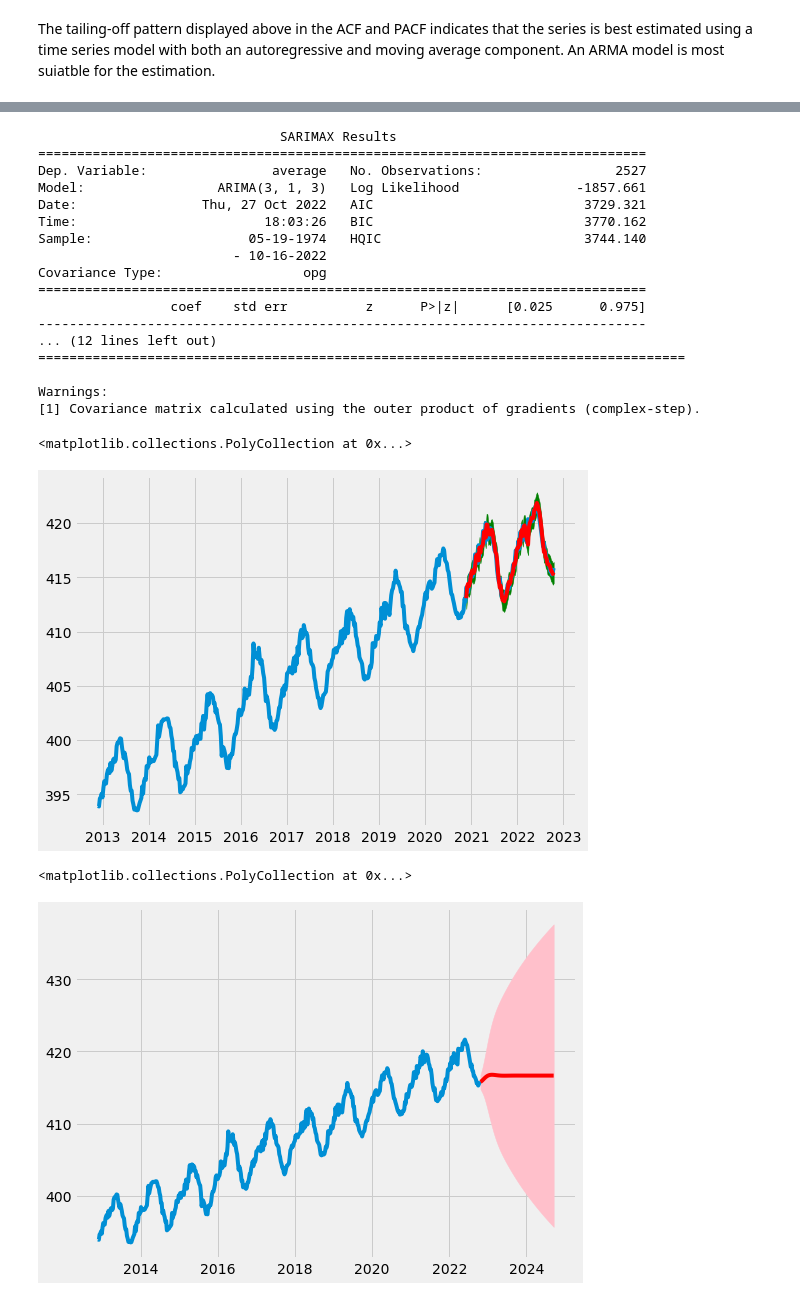
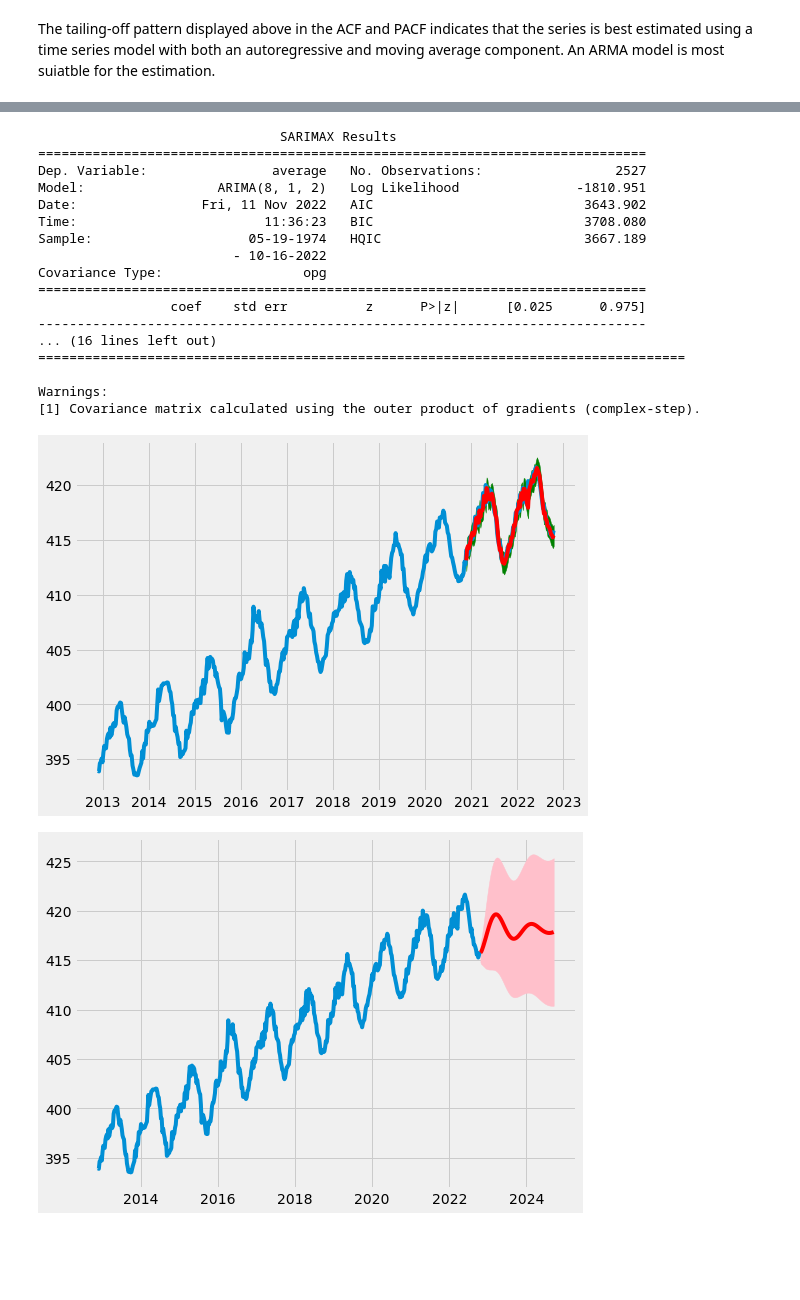
Before and after one commit to uzoma-iloanugo/CO2-Emission---Time-Series-Analysis, a Jupyter notebook: co2_emission.ipynb, the cells around one changed output, grey strips where cells are left out. Saved outputs shown, nothing was run; the diff lists cells and outputs as text; code cells hidden in the pictures; blank space fills up the shorter version.

Commit message:
Updated AIC and BIC decision method
I updated the code to loop over the AIC and BIC values and detect the lowest values. I made a plot and found that ARMA(8, 2) is most appropriate for the data.

```diff
--- a/co2_emission.ipynb
+++ b/co2_emission.ipynb
@@ -338,21 +330,23 @@ Warnings:
 # %%
-model = ARIMA(co2_levels, order = (3, 1, 3))
-res33 = model.fit()
-print(res33.summary())
+# The prefered model on stationary data ARMA(8, 2) or ARIMA(8, 1, 2) on the raw dataset.
+
+model = ARIMA(co2_levels, order = (8, 1, 2))
+res82 = model.fit()
+print(res82.summary())
 # %% [output]
                                SARIMAX Results
 ==============================================================================
 Dep. Variable:                average   No. Observations:                 2527
-Model:                 ARIMA(3, 1, 3)   Log Likelihood               -1857.661
-Date:                Thu, 27 Oct 2022   AIC                           3729.321
-Time:                        18:03:26   BIC                           3770.162
-Sample:                    05-19-1974   HQIC                          3744.140
+Model:                 ARIMA(8, 1, 2)   Log Likelihood               -1810.951
+Date:                Fri, 11 Nov 2022   AIC                           3643.902
+Time:                        11:36:23   BIC                           3708.080
+Sample:                    05-19-1974   HQIC                          3667.189
                          - 10-16-2022
 Covariance Type:                  opg
 ==============================================================================
                  coef    std err          z      P>|z|      [0.025      0.975]
 ------------------------------------------------------------------------------
-... (12 lines left out)
+... (16 lines left out)
 ===================================================================================
 
 Warnings:
@@ -360,7 +354,7 @@ Warnings:
 # %%
 # One-step ahead prediction
 
-forecast = res33.get_prediction(start = -100)
+forecast = res82.get_prediction(start = -100)
 mean = forecast.predicted_mean
 conf_int = forecast.conf_int()
 
@@ -370,22 +364,22 @@ upper_limit = conf_int.loc[:, 'upper average']
 plt.plot(co2_levels.index[2010:], co2_levels[2010:], label = 'observed')
 plt.plot(mean.index, mean, label = 'Predicted', color = 'r')
 plt.fill_between(lower_limit.index, lower_limit, upper_limit, color = 'green')
+plt.show()
 # %% [output]
-<matplotlib.collections.PolyCollection at 0x...>
-[figure, old version]
+[figure, new version]
 # %%
 # Forcast 100 observations ahead
 
-forecast = res33.get_forecast(steps = 100)
+forecast = res82.get_forecast(steps = 100)
 mean = forecast.predicted_mean
 conf_int = forecast.conf_int()
 
 lower_limit = conf_int.loc[:, 'lower average']
 upper_limit = conf_int.loc[:, 'upper average']
 
 plt.plot(co2_levels.index[2010:], co2_levels[2010:], label = 'observed')
 plt.plot(mean.index, mean, label = 'Predicted', color = 'r')
 plt.fill_between(lower_limit.index, lower_limit, upper_limit, color = 'pink')
+plt.show()
 # %% [output]
-<matplotlib.collections.PolyCollection at 0x...>
-[figure, old version]
+[figure, new version]
```
Also changed, not shown: parts of 6 cells of this notebook.
